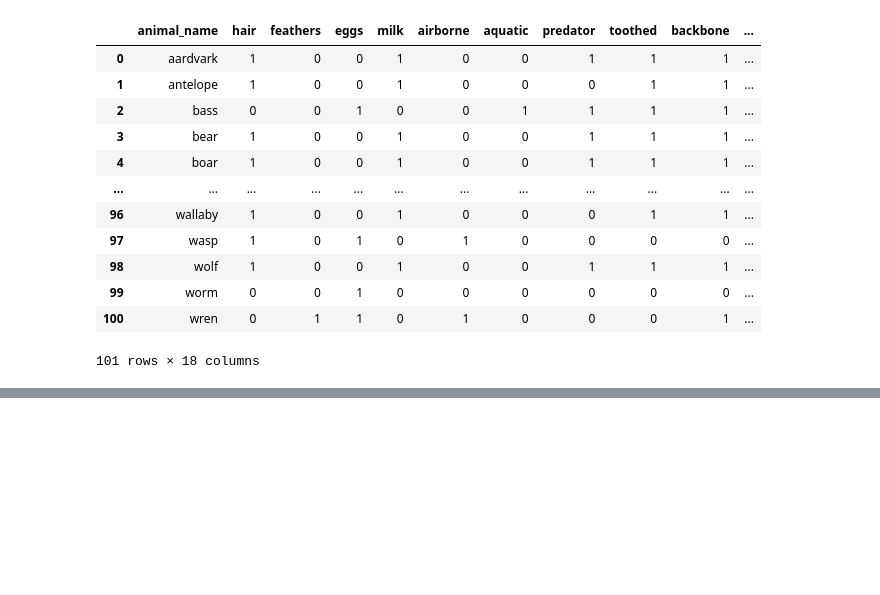
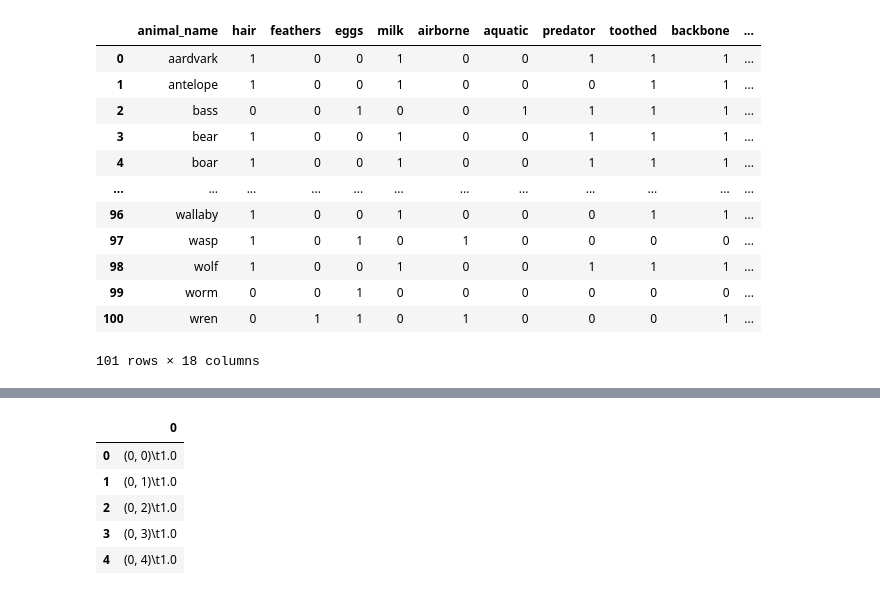
Before and after one commit to gyasis/ai-f20-m3, a Jupyter notebook: Paired_Programming/zoo.ipynb, the cells around one changed output, grey strips where cells are left out. Saved outputs shown, nothing was run; the diff lists cells and outputs as text; code cells hidden in the pictures; blank space fills up the shorter version.

```diff
--- a/Paired_Programming/zoo.ipynb
+++ b/Paired_Programming/zoo.ipynb
@@ -40,3 +61,19 @@ SyntaxError: invalid character in identifier (<ipython-input-21-1f56c13e57c8>, l
+# %%
+categorical_features = ['animal_name']
+categorical_transformer = OneHotEncoder()
+
+dff = ColumnTransformer(transformers=[('cat', categorical_transformer, categorical_features)])
+# %%
+dataset = dff.fit_transform(data)
+dataset = pd.DataFrame(dataset)
+dataset.head(5)
+# %% [output]
+|  | 0 |
+| 0 | (0, 0)\t1.0 |
+| 1 | (0, 1)\t1.0 |
+| 2 | (0, 2)\t1.0 |
+| 3 | (0, 3)\t1.0 |
+| 4 | (0, 4)\t1.0 |
 # %%
 noname = data.drop(columns=['animal_name','type'])
 x_data = noname.columns
```
Also changed, not shown: parts of 8 cells of this notebook, 1 other file.
